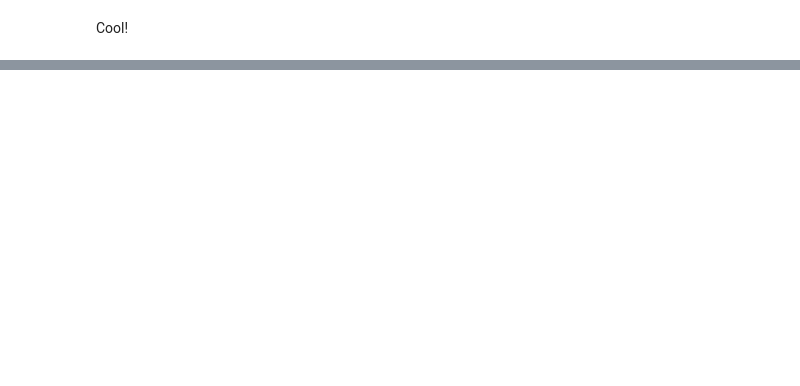
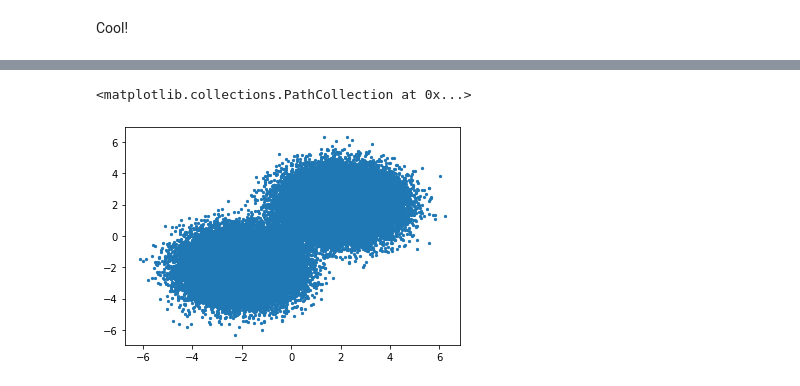
Before and after one commit to SBU-EVAN/jupyter-notebooks, a Jupyter notebook: tensorflow.ipynb, the cells around one changed output, grey strips where cells are left out. Drawn from its saved outputs; the diff is of its cells as text; code cells hidden in the pictures; blank space fills up the shorter version.

```diff
--- a/tensorflow.ipynb
+++ b/tensorflow.ipynb
@@ -406,0 +344,15 @@ In the plot above, what I did was take the gaussian contours and map them under
+# %%
+# Create the initial distribution
+nsamples=100000
+X1 = np.random.normal(-2, 1, int(nsamples/2))
+X2 = np.random.normal(2, 1, int(nsamples/2))
+Y1 = np.random.normal(-2,1,int(nsamples/2))
+Y2 = np.random.normal(2,1,int(nsamples/2))
+
+X = np.concatenate([X1,X2])
+Y = np.concatenate([Y1,Y2])
+
+plt.scatter(X,Y,s=5)
+# %% [output]
+<matplotlib.collections.PathCollection at 0x...>
+[figure, added]
```
Also changed, not shown: parts of 27 cells of this notebook.
